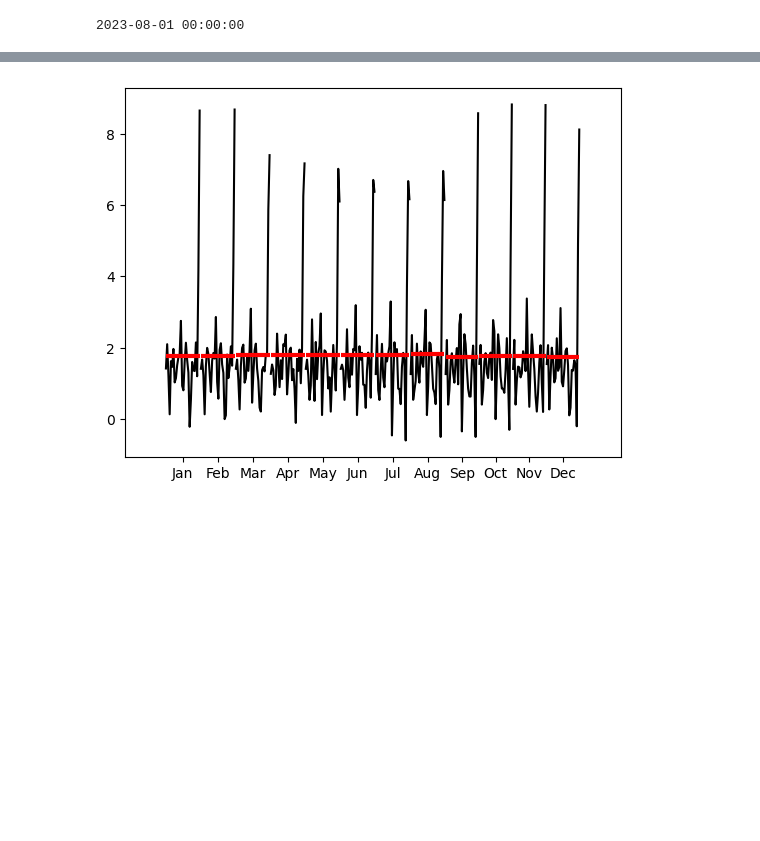
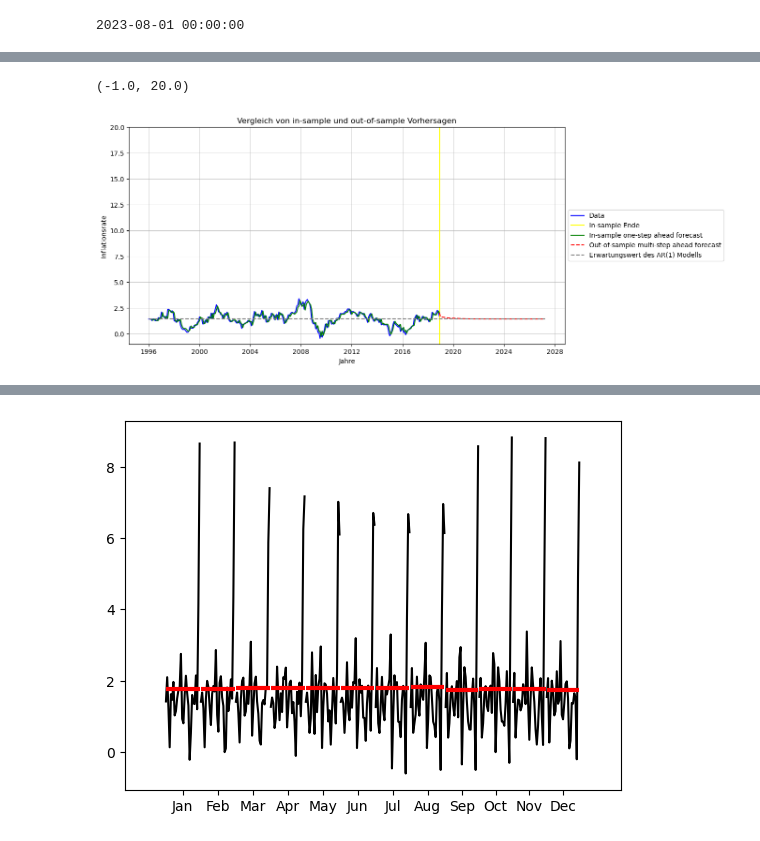
Before and after one commit to FSpanhel/plv_1, a Jupyter notebook: presentation.ipynb, the cells around one changed output, grey strips where cells are left out. Drawn from its saved outputs; the diff is of its cells as text; code cells hidden in the pictures; blank space fills up the shorter version.

```diff
--- a/presentation.ipynb
+++ b/presentation.ipynb
@@ -332,0 +409,14 @@ AttributeError: 'NoneType' object has no attribute 'get'
+# %%
+import matplotlib.pyplot as plt
+
+y = inflation.loc[:"2018"].copy()
+print(y.index[0], y.index[-1])
+# y = inflation.copy()
+# ar.fit(y, dummy)
+print(ar.params)
+# print(ar.get_mean("2019", "2023"))  # outside crisis time
+# ar.oos_forecast(300)
+# plt.figure(figsize=(12, 6));
+plot_is_oos_forecast(ar, 100, oos_data=None, plot_mean=True);
+plt.ylim(-1, 20)
+# %% [output]
@@ -332,0 +425,2 @@ AttributeError: 'NoneType' object has no attribute 'get'
+(-1.0, 20.0)
+[figure, added]
```
Also changed, not shown: parts of 32 cells of this notebook, 4 other files.
